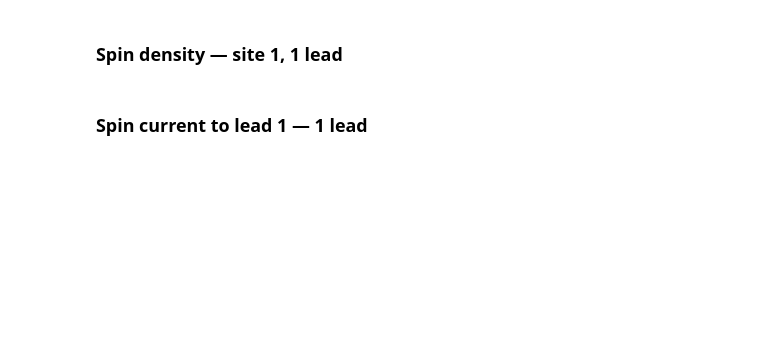
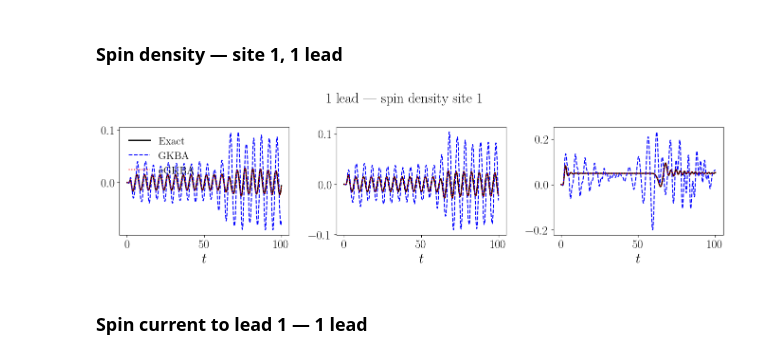
Before and after one commit to Jalil199/GKBA, a Jupyter notebook: notebooks/krylov_comparison.ipynb, the cells around one changed output. Saved outputs shown, nothing was run; the diff lists cells and outputs as text; code cells hidden in the pictures; blank space fills up the shorter version.

```diff
--- a/notebooks/krylov_comparison.ipynb
+++ b/notebooks/krylov_comparison.ipynb
@@ -45,7 +45,7 @@ Temp    = 300.0
 
 t_0     = 0.0
 dt      = 0.1
-t_end   = 20.0
+t_end   = 100.0
 ts      = collect(t_0 + dt : dt : t_end)
 
 # Precessing spins
@@ -220,20 +236,22 @@ println("Done.")
 # %% [markdown]
 ### Spin density — site 1, 1 lead
 # %%
-xlabels = [L"x", L"y", L"z"]
-site = 1
+xlabels = ["x", "y", "z"]
+site = 2
 
 fig, axs = plt.subplots(1, 3, figsize=(14, 4), sharey=false)
 for (ix, ax) in enumerate(axs)
     ax.plot(ts, sd_ex1[:, site, ix], "k-",  lw=2,   label="Exact")
     ax.plot(ts, sd_gk1[:, site, ix], "b--", lw=1.5, label="GKBA")
     ax.plot(ts, sd_eg1[:, site, ix], "r:",  lw=1.5, label="eGKBA")
     ax.set_xlabel(L"t")
-    ax.set_ylabel(L"\langle S^" * xlabels[ix] * L"_1 \rangle")
+    #ax.set_ylabel(L"\langle S^" * xlabels[ix] * L"_1 \rangle")
     ix == 1 && ax.legend(frameon=false)
 end
 fig.suptitle("1 lead — spin density site 1")
 plt.tight_layout()
+# %% [output]
+[figure, added]
 # %% [markdown]
 ### Spin current to lead 1 — 1 lead
 # %%
```
Also changed, not shown: parts of 9 cells of this notebook.
